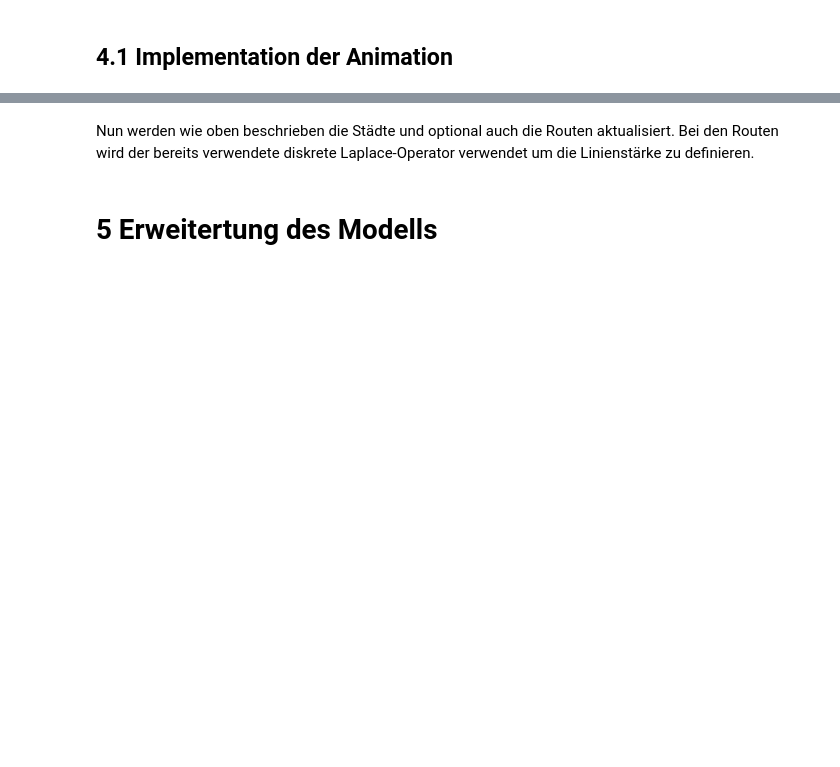
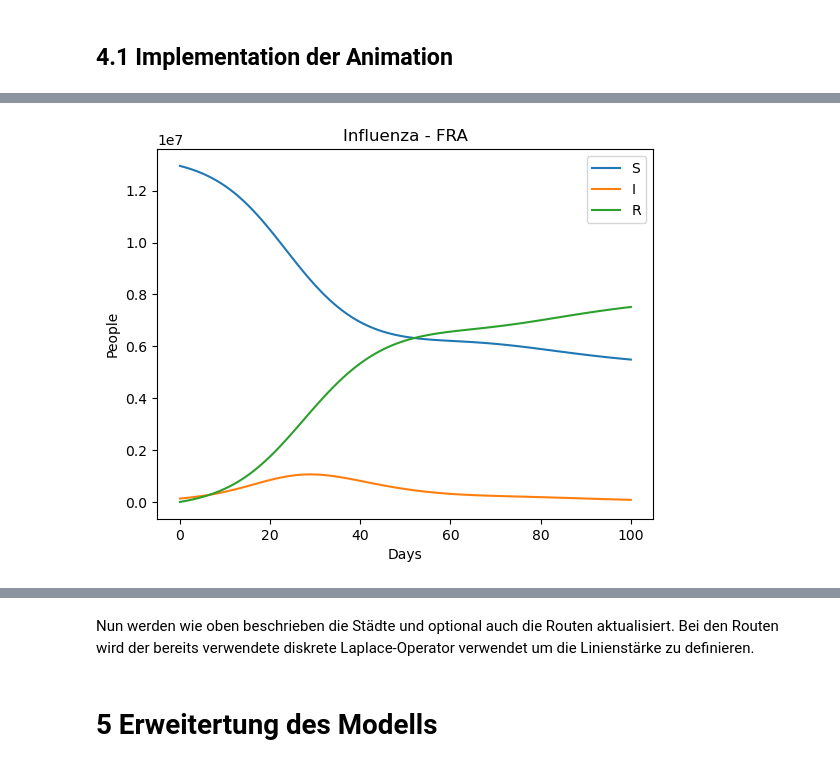
Before and after one commit to LoloSpirit/PlagueInc, a Jupyter notebook: Ausarbeitung_Projekt.ipynb, the cells around one changed output, grey strips where cells are left out. Saved outputs shown, nothing was run; the diff lists cells and outputs as text; code cells hidden in the pictures; blank space fills up the shorter version.

```diff
--- a/Ausarbeitung_Projekt.ipynb
+++ b/Ausarbeitung_Projekt.ipynb
@@ -777,0 +797,9 @@ def initialize_plot (show_routes, add_closed = False, geodetic=True):
+# %%
+cure_humanity()
+cities['FRA'].infect_percent(0.01)
+t, SIR_values = combined_simulation(.352,0.22,0.01,0.01,0.01,100)
+stadt='FRA'
+S, I, R = zip(*SIR_values[stadt])
+plot_SIR('Influenza - FRA', t, S, I, R)
+# %% [output]
+[figure, added]
```
Also changed, not shown: parts of 31 cells of this notebook.
